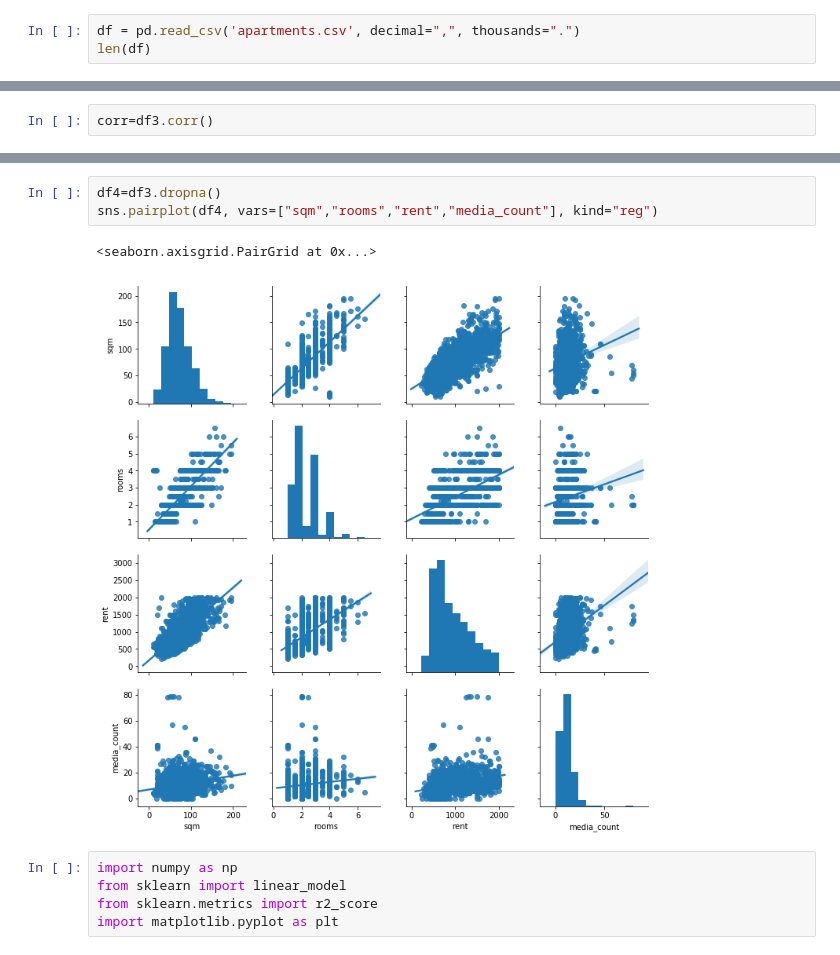
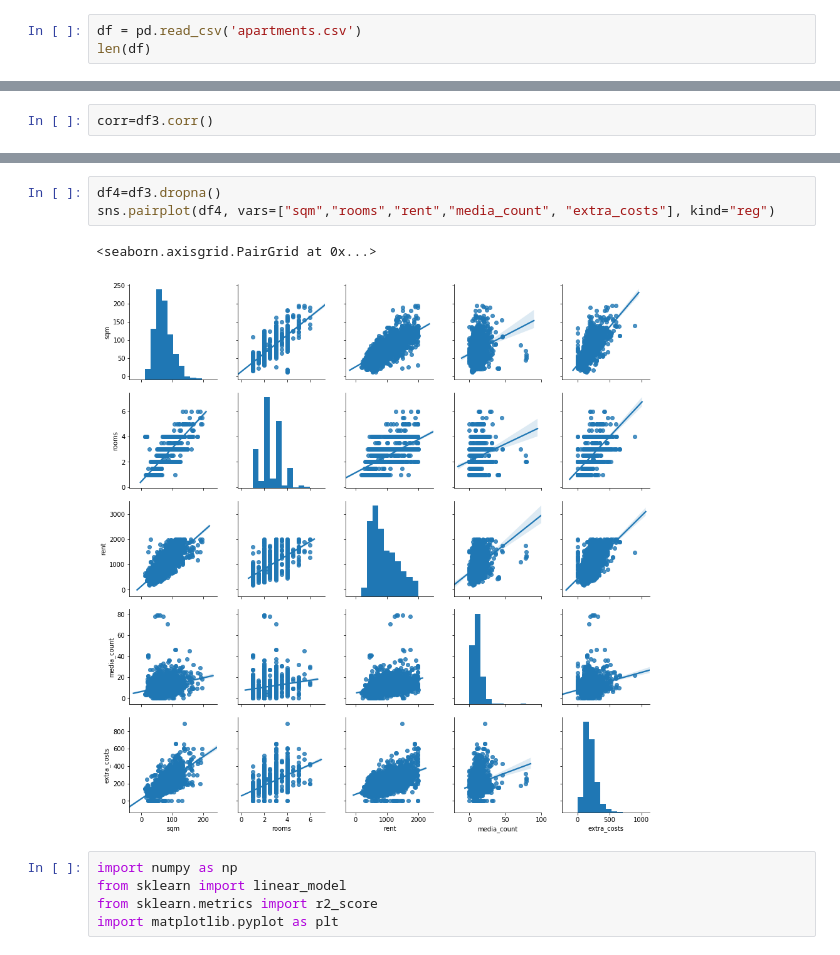
Before and after one commit to asmaier/ImmoSpider, a Jupyter notebook: ImmoPredict.ipynb, the cells around one changed output, grey strips where cells are left out. Saved outputs shown, nothing was run; the diff lists cells and outputs as text.

```diff
--- a/ImmoPredict.ipynb
+++ b/ImmoPredict.ipynb
@@ -4,6 +4,6 @@ import matplotlib.cm as cm
 # %%
 %matplotlib inline
 # %%
-df = pd.read_csv('apartments.csv', decimal=",", thousands=".")
+df = pd.read_csv('apartments.csv')
 len(df)
 # %% [output]
@@ -139,9 +145,9 @@ sns.heatmap(corr,
 # %%
 df4=df3.dropna()
-sns.pairplot(df4, vars=["sqm","rooms","rent","media_count"], kind="reg")
+sns.pairplot(df4, vars=["sqm","rooms","rent","media_count", "extra_costs"], kind="reg")
 # %% [output]
 <seaborn.axisgrid.PairGrid at 0x...>
-[figure, old version]
+[figure, new version]
 # %%
 import numpy as np
 from sklearn import linear_model
```
Also changed, not shown: parts of 26 cells of this notebook, 2 other files.
